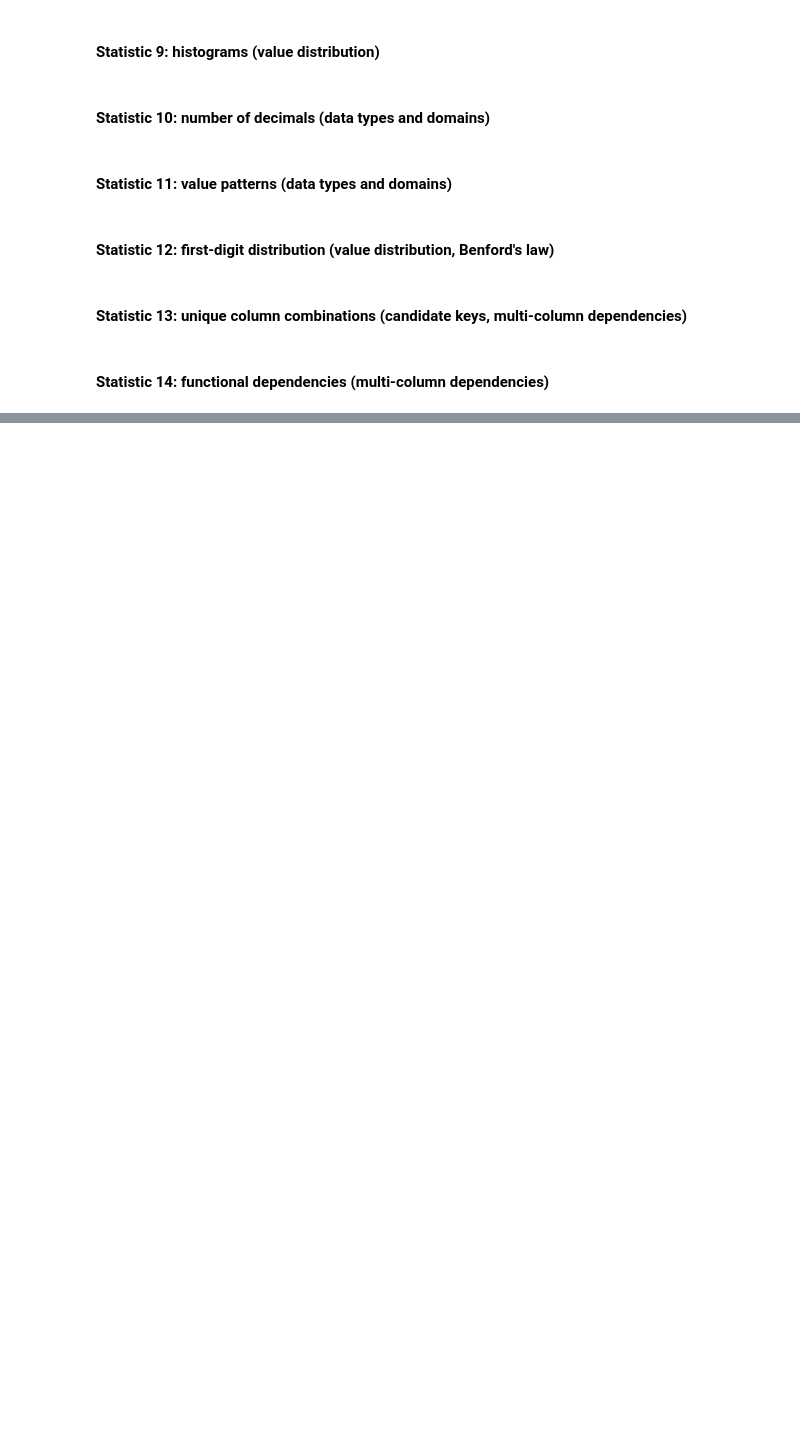
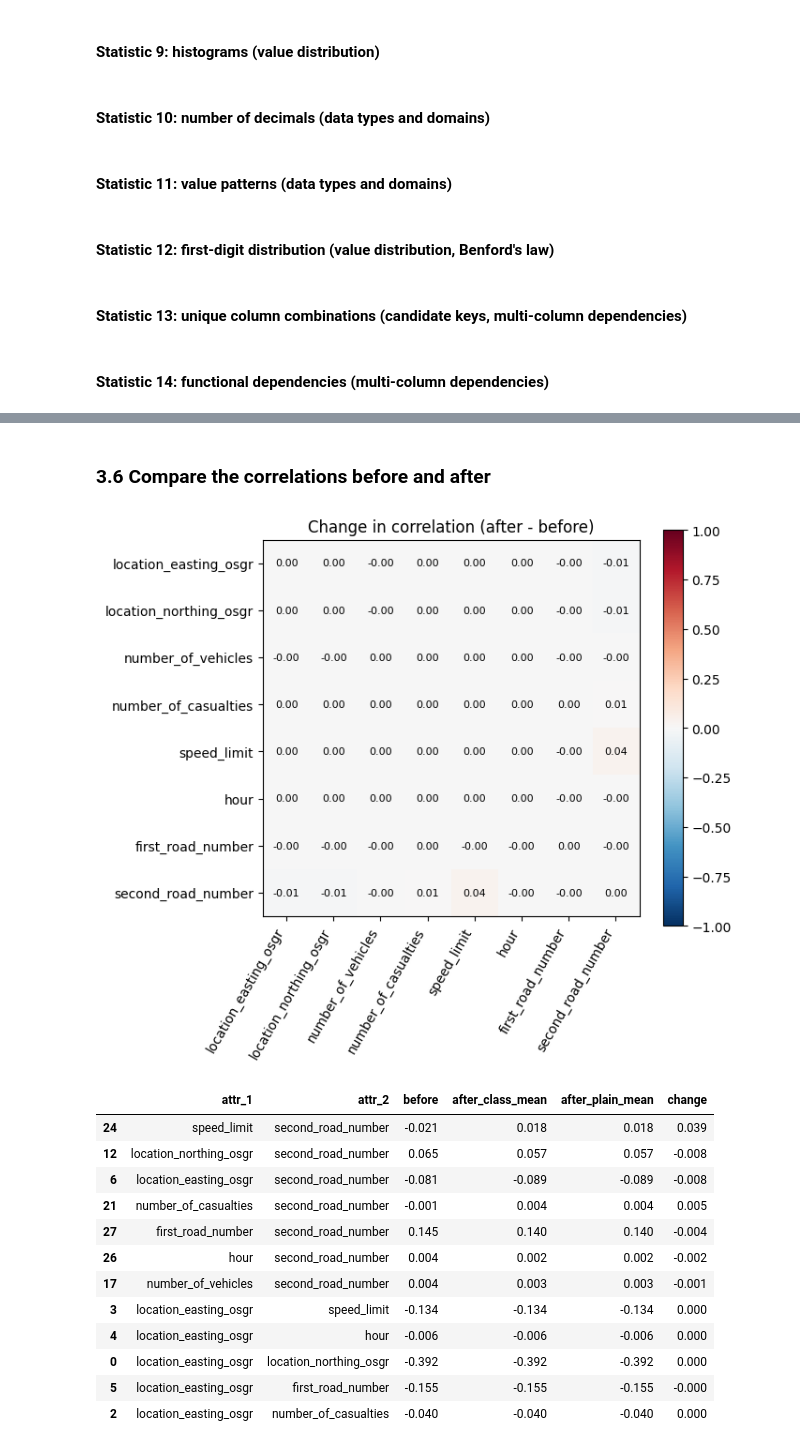
Before and after one commit to OssamaSijbesma/uu-data-wrangling-assignments, a Jupyter notebook: assignment-2/assignment.ipynb, the cells around one changed output, grey strips where cells are left out. Cells and saved outputs as stored; diff of their text form; code cells hidden in the pictures; blank space fills up the shorter version.

```diff
--- a/assignment-2/assignment.ipynb
+++ b/assignment-2/assignment.ipynb
@@ -738,0 +910,3 @@ for lhs, rhs in [("date", "day_of_week"),
+# %%
+# For comparison only: plain attribute mean (shows how the choice of method affects 3.6)
+X_mean = pd.DataFrame(SimpleImputer(strategy="mean").fit_transform(X_clean), columns=SELECTED, index=X_clean.index)
@@ -738,0 +930,30 @@ for lhs, rhs in [("date", "day_of_week"),
+# %% [markdown]
+### 3.6 Compare the correlations before and after
+# %%
+diff = (corr_after - corr_before).round(3)
+plot_corr(diff, "Change in correlation (after - before)")
+
+# List each attribute pair once, sorted by the size of the change (plain mean imputation shown for comparison)
+pairs = [(a, b) for i, a in enumerate(SELECTED) for b in SELECTED[i + 1:]]
+corr_mean = X_mean.corr()
+changes = pd.DataFrame(
+    [(a, b, corr_before.loc[a, b], corr_after.loc[a, b], corr_mean.loc[a, b]) for a, b in pairs],
+    columns=["attr_1", "attr_2", "before", "after_class_mean", "after_plain_mean"],
+)
+changes["change"] = changes["after_class_mean"] - changes["before"]
+changes.reindex(changes["change"].abs().sort_values(ascending=False).index).round(3).head(12)
+# %% [output]
+[figure, added]
+|  | attr_1 | attr_2 | before | after_class_mean | after_plain_mean | change |
+| 24 | speed_limit | second_road_number | -0.021 | 0.018 | 0.018 | 0.039 |
+| 12 | location_northing_osgr | second_road_number | 0.065 | 0.057 | 0.057 | -0.008 |
+| 6 | location_easting_osgr | second_road_number | -0.081 | -0.089 | -0.089 | -0.008 |
+| 21 | number_of_casualties | second_road_number | -0.001 | 0.004 | 0.004 | 0.005 |
+| 27 | first_road_number | second_road_number | 0.145 | 0.140 | 0.140 | -0.004 |
+| 26 | hour | second_road_number | 0.004 | 0.002 | 0.002 | -0.002 |
+| 17 | number_of_vehicles | second_road_number | 0.004 | 0.003 | 0.003 | -0.001 |
+| 3 | location_easting_osgr | speed_limit | -0.134 | -0.134 | -0.134 | 0.000 |
+| 4 | location_easting_osgr | hour | -0.006 | -0.006 | -0.006 | 0.000 |
+| 0 | location_easting_osgr | location_northing_osgr | -0.392 | -0.392 | -0.392 | 0.000 |
+| 5 | location_easting_osgr | first_road_number | -0.155 | -0.155 | -0.155 | -0.000 |
+| 2 | location_easting_osgr | number_of_casualties | -0.040 | -0.040 | -0.040 | 0.000 |
```
Also changed, not shown: parts of 9 cells of this notebook.
